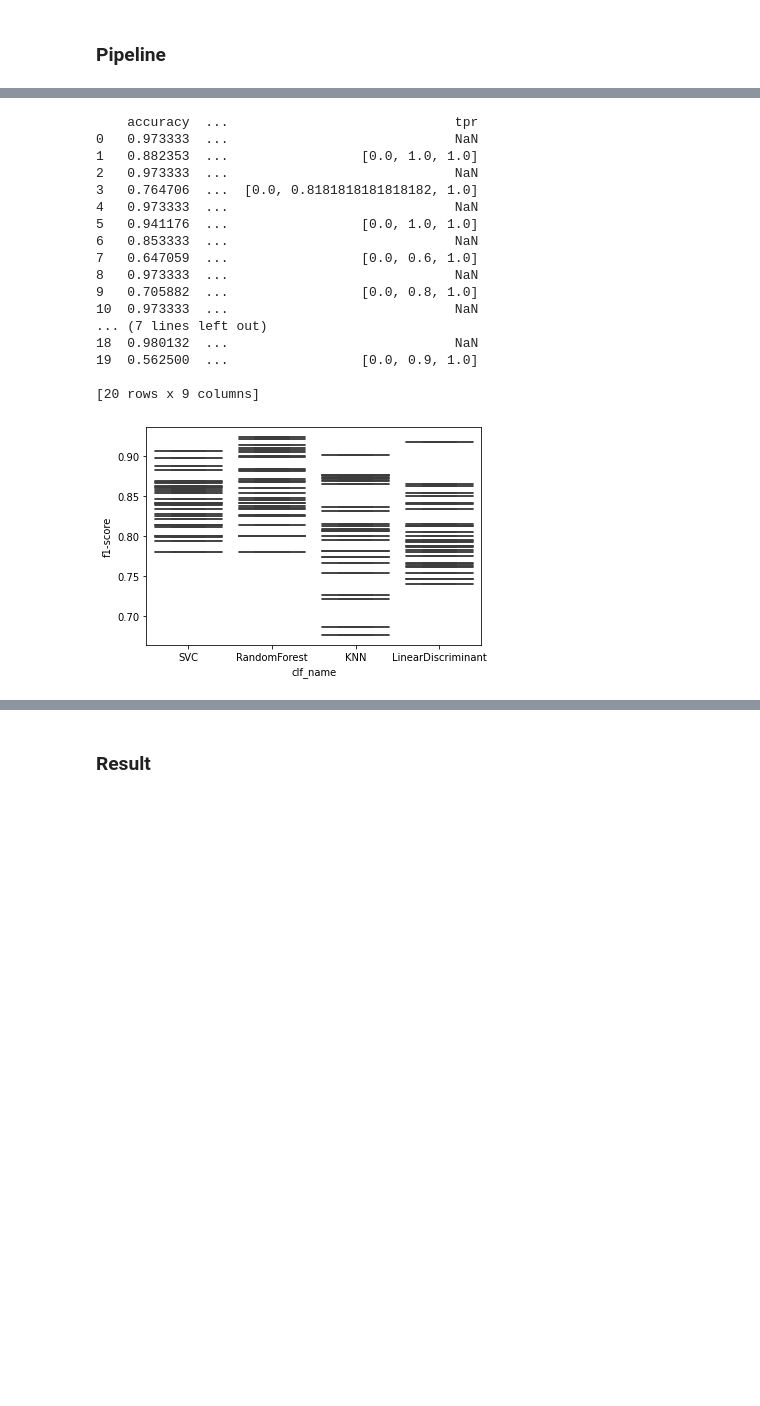
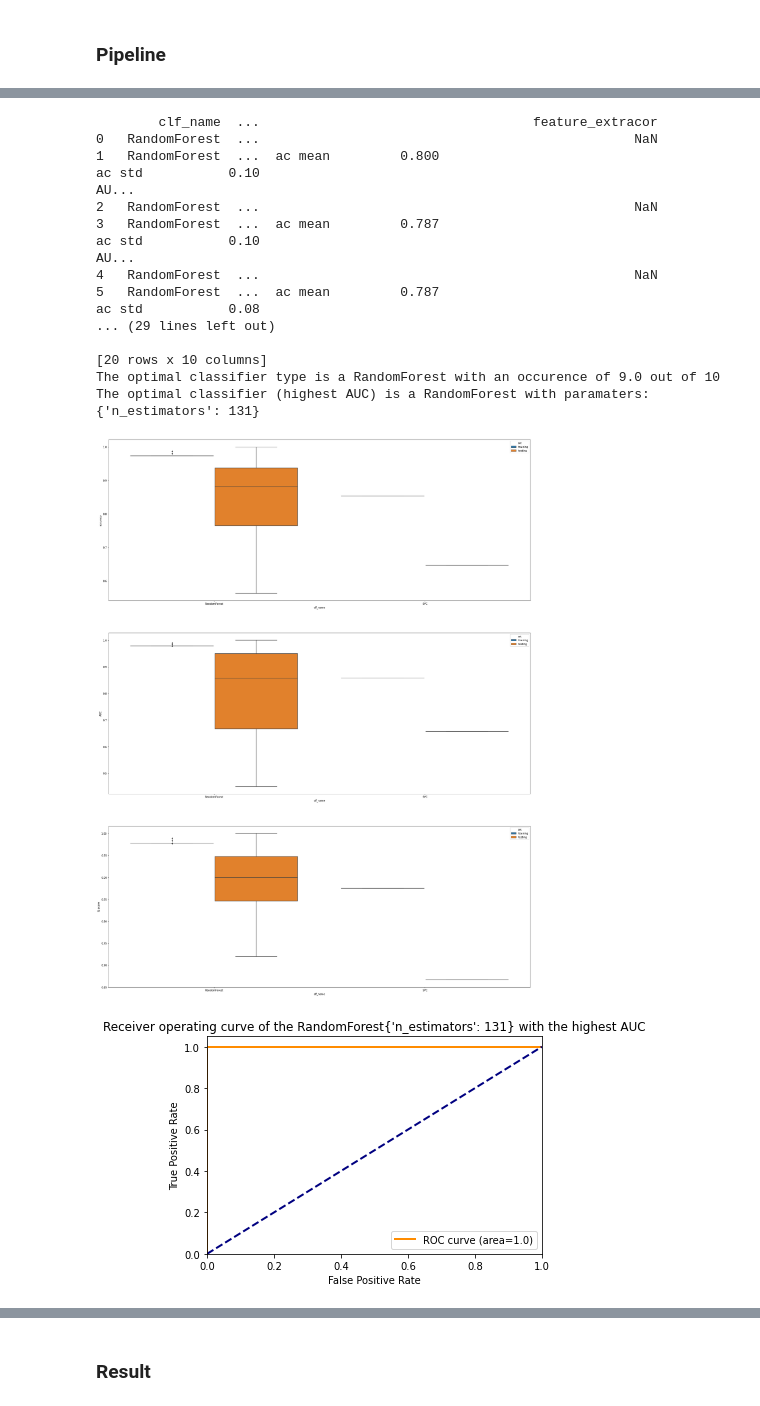
Before and after one commit to Fjoru/TM10007_PROJECT, a Jupyter notebook: assignment.ipynb, the cells around one changed output, grey strips where cells are left out. Saved outputs shown, nothing was run; the diff lists cells and outputs as text; code cells hidden in the pictures; blank space fills up the shorter version.

```diff
--- a/assignment.ipynb
+++ b/assignment.ipynb
@@ -714,15 +732,16 @@ def feature_extraction(X_design, Y_design, X_test, Y_test):
     extractors = {'Umapper_8': Umapper_8, 'Umapper_12': Umapper_12, 'pca_6': pca_6, 'pca_8': pca_8, 'pca_48': pca_48, 'pca_52': pca_52}
 
     # Set parameters
-    RFE_split = 5
+    RFE_split = 3
     Train_split = 5
 
     # RFE estimator
     svc_linear = svm.SVC(kernel="linear")
+    rf = RandomForestClassifier(max_depth=3)
 
     # RFE type
     rfecv_svc = RFECV(
-                      estimator=svc_linear, step=1,
+                      estimator=svc_linear, step=5,
                       cv=StratifiedKFold(n_splits=RFE_split),
                       scoring='roc_auc')
 
@@ -886,7 +905,7 @@ def evaluation (results_outer):
   print(f"The optimal classifier type is a {optimal_classifier_type} with an occurence of {occurence} out of 10")
 
   # Selecting the classifier parameters which leaded to the best AUC result within the classifier most selected
-  results_optimal_classifier = results_outer.loc[results_outer['clf_name'] == optimal_classifier]
+  results_optimal_classifier = results_outer.loc[results_outer['clf_name'] == optimal_classifier_type]
   resulting_classifier = results_optimal_classifier.loc[results_optimal_classifier['AUC'].idxmax]
   resulting_classifier_parameters = resulting_classifier['parameters']
   print(f'The optimal classifier (highest AUC) is a {optimal_classifier_type} with paramaters:{resulting_classifier_parameters}')
@@ -894,6 +913,7 @@ def evaluation (results_outer):
   fpr = resulting_classifier['fpr']
   tpr = resulting_classifier['tpr']
   AUC = resulting_classifier['AUC']
+  #print(resulting_classifier)
 
   # Plot ROC curve of the classifier with the highest AUC
   plt.figure()
@@ -903,7 +923,7 @@ def evaluation (results_outer):
   plt.ylim([0.0, 1.05])
   plt.xlabel('False Positive Rate')
   plt.ylabel('True Positive Rate')
-  plt.title(f'Receiver operating curve of the {optimal_classifier}{resulting_classifier_parameters} with the highest AUC')
+  plt.title(f'Receiver operating curve of the {optimal_classifier_type}{resulting_classifier_parameters} with the highest AUC')
   plt.legend(loc="lower right")
   plt.show()
 
@@ -918,9 +938,9 @@ data_X, data_Y, Test_split = load_data(splits=10)
 results_outer = list()
 i=0
 for design_index, test_index in Test_split.split(data_X, data_Y):
-    if i:
-      continue
-    i += 1
+    #if i==2:
+    #  continue
+    #i += 1
 
     X_design = data_X.iloc[design_index]
     Y_design = data_Y.iloc[design_index]
@@ -934,7 +954,7 @@ for design_index, test_index in Test_split.split(data_X, data_Y):
     # run feature extraction
     X_design, Y_design_bin, X_test, Y_test_bin, feature_extractor = feature_extraction(X_design, Y_design, X_test, Y_test)
     print(f'after feature extraction {X_test.shape[1]} columns left')
-    print(X_design, Y_design_bin)
+    #print(X_design, Y_design_bin)
 
     # run classifier
     results_outer = classifiers (X_design, Y_design_bin, X_test, Y_test_bin, results_outer, feature_extractor)
@@ -1119,20 +1139,21 @@ running split 1 of 5
                        n_jobs=None, oob_score=False, random_state=None,
                        verbose=0, warm_start=False)]
-    accuracy  ...                             tpr
-0   0.973333  ...                             NaN
-1   0.882353  ...                 [0.0, 1.0, 1.0]
-2   0.973333  ...                             NaN
-3   0.764706  ...  [0.0, 0.8181818181818182, 1.0]
-4   0.973333  ...                             NaN
-5   0.941176  ...                 [0.0, 1.0, 1.0]
-6   0.853333  ...                             NaN
-7   0.647059  ...                 [0.0, 0.6, 1.0]
-8   0.973333  ...                             NaN
-9   0.705882  ...                 [0.0, 0.8, 1.0]
-10  0.973333  ...                             NaN
-... (7 lines left out)
-18  0.980132  ...                             NaN
-19  0.562500  ...                 [0.0, 0.9, 1.0]
+        clf_name  ...                                   feature_extracor
+0   RandomForest  ...                                                NaN
+1   RandomForest  ...  ac mean         0.800
+ac std           0.10
+AU...
+2   RandomForest  ...                                                NaN
+3   RandomForest  ...  ac mean         0.787
+ac std           0.10
+AU...
+4   RandomForest  ...                                                NaN
+5   RandomForest  ...  ac mean         0.787
+ac std           0.08
+... (29 lines left out)
 
-[20 rows x 9 columns]
+[20 rows x 10 columns]
+The optimal classifier type is a RandomForest with an occurence of 9.0 out of 10
+The optimal classifier (highest AUC) is a RandomForest with paramaters:{'n_estimators': 131}
-[figure, old version]
+[figure, new version]
+[figure, added]
```
Also changed, not shown: parts of 10 cells of this notebook.
